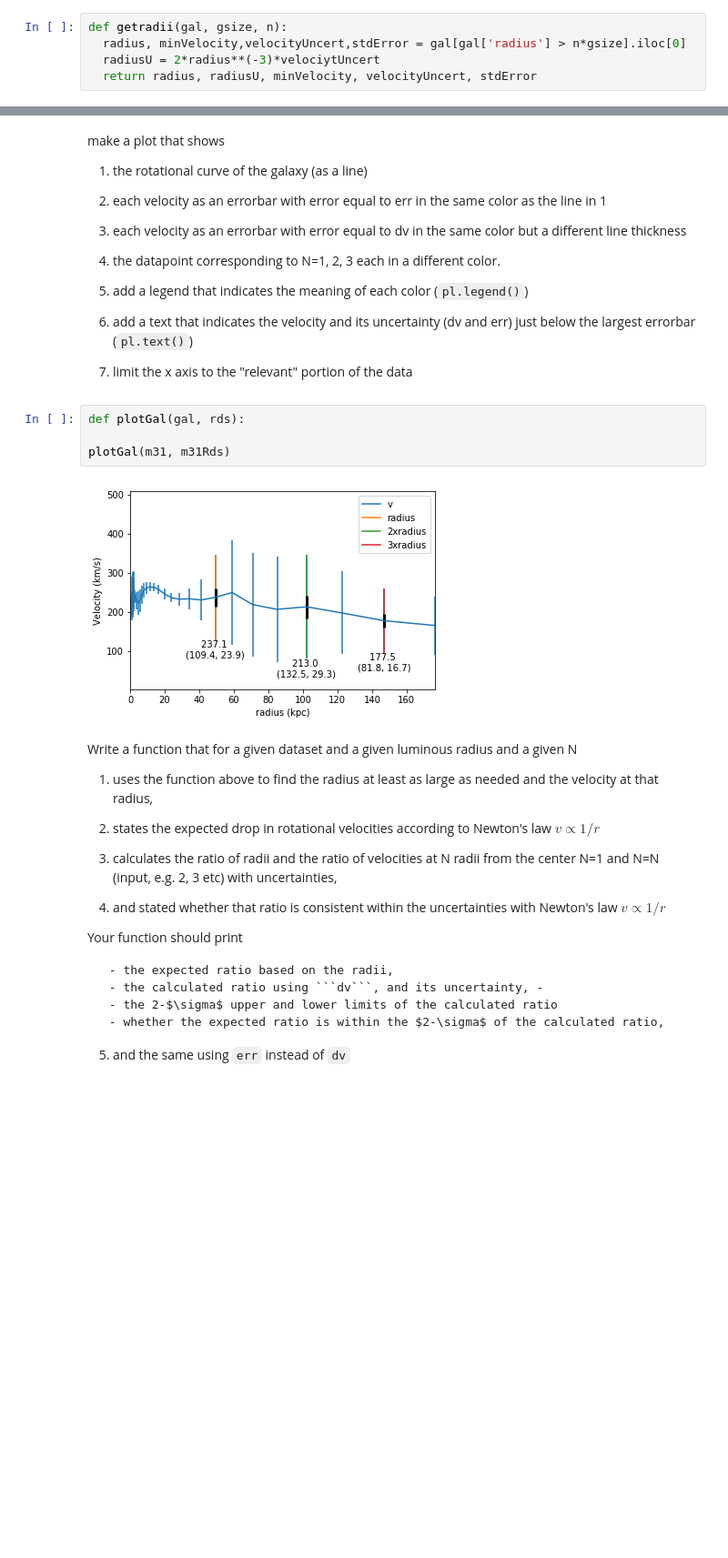
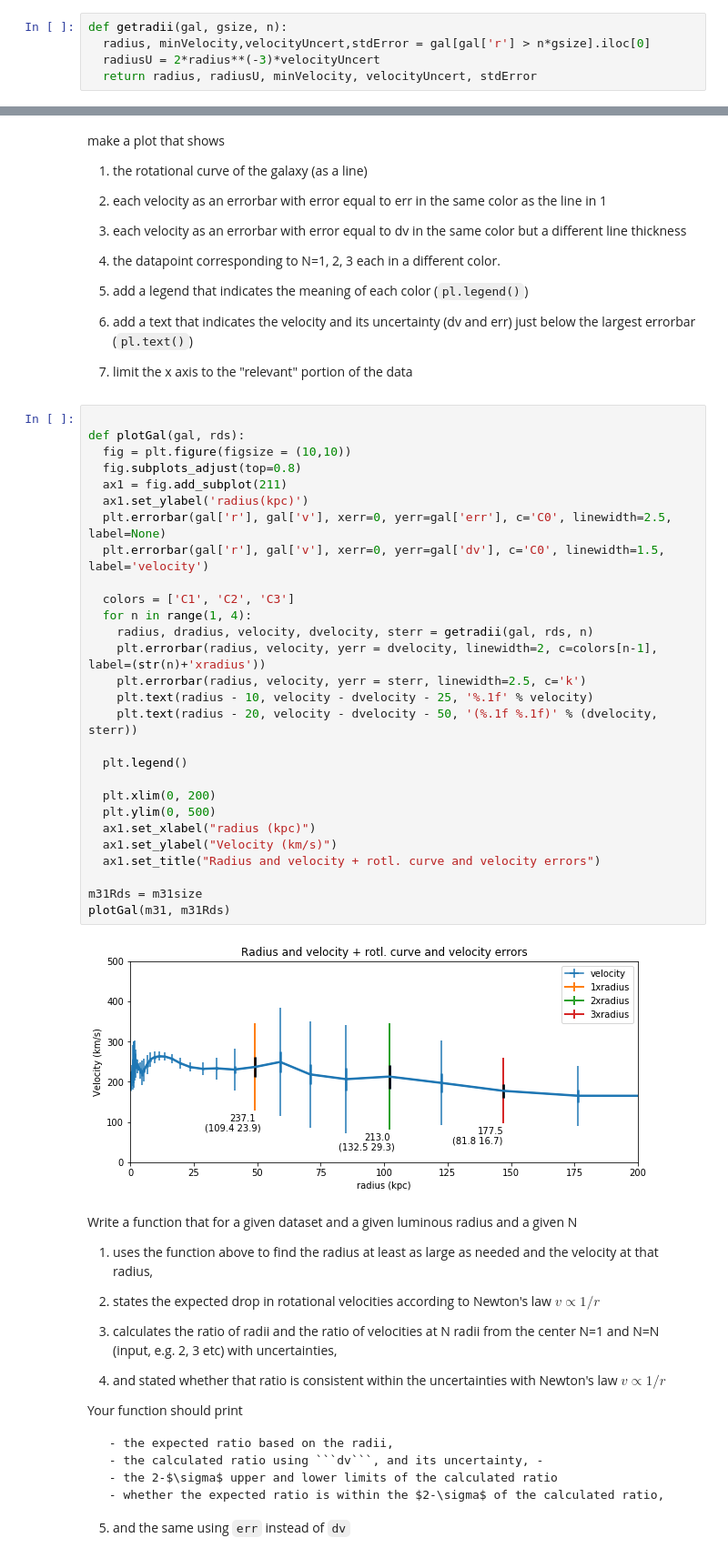
Before and after one commit to samuelmat/DSPS_tFessaras, a Jupyter notebook: HW4/GalrotCurve.ipynb, the cells around one changed output, grey strips where cells are left out. Shown: that part at 91% size. Saved outputs shown, nothing was run; the diff lists cells and outputs as text; blank space fills up the shorter version.

````diff
--- a/HW4/GalrotCurve.ipynb
+++ b/HW4/GalrotCurve.ipynb
@@ -164,8 +164,8 @@ write a function that
 2. Returns the value of the radius and its uncertainty and the velocity and its uncertainty
 # %%
 def getradii(gal, gsize, n):
-  radius, minVelocity,velocityUncert,stdError = gal[gal['radius'] > n*gsize].iloc[0]
-  radiusU = 2*radius**(-3)*velociytUncert
+  radius, minVelocity,velocityUncert,stdError = gal[gal['r'] > n*gsize].iloc[0]
+  radiusU = 2*radius**(-3)*velocityUncert
   return radius, radiusU, minVelocity, velocityUncert, stdError
 # %% [markdown]
 ### data visualization
@@ -186,12 +186,36 @@ make a plot that shows
 6. add a text that indicates the velocity and its uncertainty (dv and err) just below the largest errorbar (```pl.text()```)
 
 7. limit the x axis to the "relevant" portion of the data
-# %%
-def plotGal(gal, rds):
-
-plotGal(m31, m31Rds)
-# %% [output]
-[figure, removed]
+# %%
+
+def plotGal(gal, rds):
+  fig = plt.figure(figsize = (10,10))
+  fig.subplots_adjust(top=0.8)
+  ax1 = fig.add_subplot(211)
+  ax1.set_ylabel('radius(kpc)')
+  plt.errorbar(gal['r'], gal['v'], xerr=0, yerr=gal['err'], c='C0', linewidth=2.5, label=None)
+  plt.errorbar(gal['r'], gal['v'], xerr=0, yerr=gal['dv'], c='C0', linewidth=1.5, label='velocity')
+
+  colors = ['C1', 'C2', 'C3']
+  for n in range(1, 4):
+    radius, dradius, velocity, dvelocity, sterr = getradii(gal, rds, n)
+    plt.errorbar(radius, velocity, yerr = dvelocity, linewidth=2, c=colors[n-1], label=(str(n)+'xradius'))
+    plt.errorbar(radius, velocity, yerr = sterr, linewidth=2.5, c='k')
+    plt.text(radius - 10, velocity - dvelocity - 25, '%.1f' % velocity)
+    plt.text(radius - 20, velocity - dvelocity - 50, '(%.1f %.1f)' % (dvelocity, sterr))
+
+  plt.legend()
+
+  plt.xlim(0, 200)
+  plt.ylim(0, 500)
+  ax1.set_xlabel("radius (kpc)")
+  ax1.set_ylabel("Velocity (km/s)")
+  ax1.set_title("Radius and velocity + rotl. curve and velocity errors")
+
+m31Rds = m31size
+plotGal(m31, m31Rds)
+# %% [output]
+[figure, added]
 # %% [markdown]
 Write a function that for a given dataset and a given luminous radius and a given N
 
````
Also changed, not shown: parts of 9 cells of this notebook.
